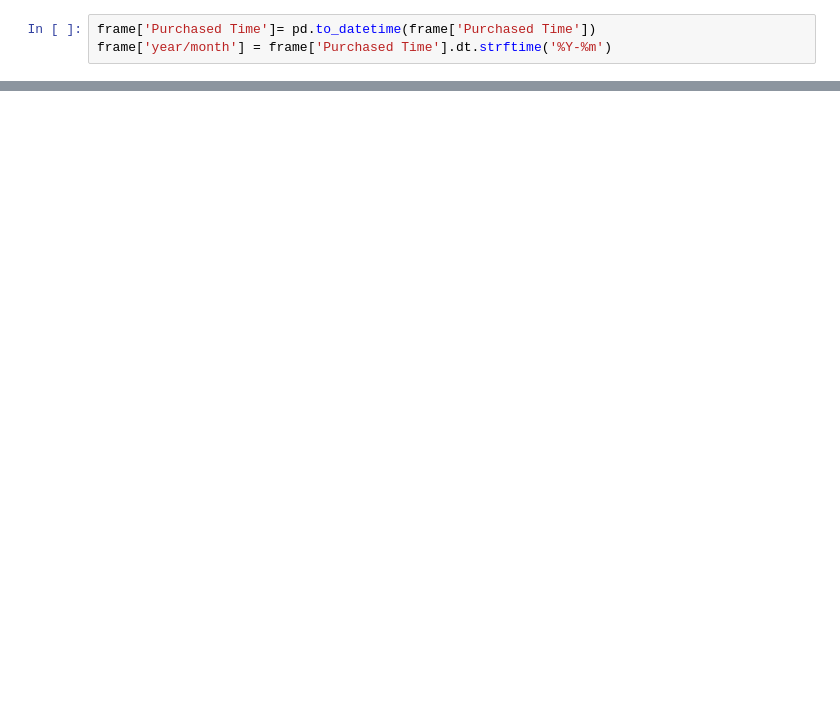
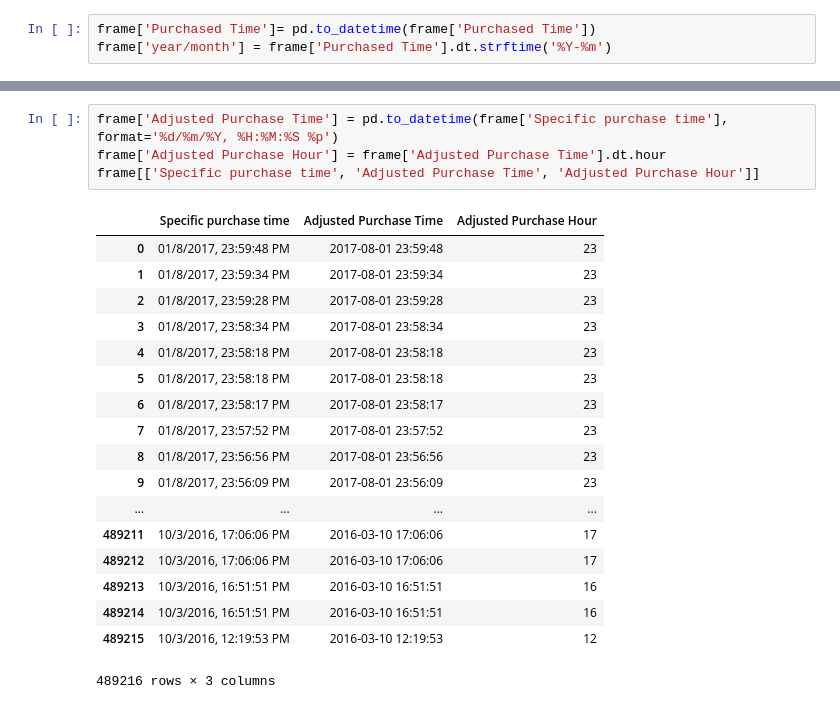
Before and after one commit to enzolife/Python-Scripts, a Jupyter notebook: 2017.4.19 Pricing Related Code.ipynb, the cells around one changed output, grey strips where cells are left out. Saved outputs shown, nothing was run; the diff lists cells and outputs as text; blank space fills up the shorter version.

```diff
--- a/2017.4.19 Pricing Related Code.ipynb
+++ b/2017.4.19 Pricing Related Code.ipynb
@@ -79,0 +86,23 @@ order_by_category_by_country_pivot
+# %%
+frame['Adjusted Purchase Time'] = pd.to_datetime(frame['Specific purchase time'], format='%d/%m/%Y, %H:%M:%S %p')
+frame['Adjusted Purchase Hour'] = frame['Adjusted Purchase Time'].dt.hour
+frame[['Specific purchase time', 'Adjusted Purchase Time', 'Adjusted Purchase Hour']]
+# %% [output]
+|  | Specific purchase time | Adjusted Purchase Time | Adjusted Purchase Hour |
+| 0 | 01/8/2017, 23:59:48 PM | 2017-08-01 23:59:48 | 23 |
+| 1 | 01/8/2017, 23:59:34 PM | 2017-08-01 23:59:34 | 23 |
+| 2 | 01/8/2017, 23:59:28 PM | 2017-08-01 23:59:28 | 23 |
+| 3 | 01/8/2017, 23:58:34 PM | 2017-08-01 23:58:34 | 23 |
+| 4 | 01/8/2017, 23:58:18 PM | 2017-08-01 23:58:18 | 23 |
+| 5 | 01/8/2017, 23:58:18 PM | 2017-08-01 23:58:18 | 23 |
+| 6 | 01/8/2017, 23:58:17 PM | 2017-08-01 23:58:17 | 23 |
+| 7 | 01/8/2017, 23:57:52 PM | 2017-08-01 23:57:52 | 23 |
+| 8 | 01/8/2017, 23:56:56 PM | 2017-08-01 23:56:56 | 23 |
+| 9 | 01/8/2017, 23:56:09 PM | 2017-08-01 23:56:09 | 23 |
+| ... | ... | ... | ... |
+| 489211 | 10/3/2016, 17:06:06 PM | 2016-03-10 17:06:06 | 17 |
+| 489212 | 10/3/2016, 17:06:06 PM | 2016-03-10 17:06:06 | 17 |
+| 489213 | 10/3/2016, 16:51:51 PM | 2016-03-10 16:51:51 | 16 |
+| 489214 | 10/3/2016, 16:51:51 PM | 2016-03-10 16:51:51 | 16 |
+| 489215 | 10/3/2016, 12:19:53 PM | 2016-03-10 12:19:53 | 12 |
+489216 rows × 3 columns
```
Also changed, not shown: parts of 6 cells of this notebook, 45 other files.
